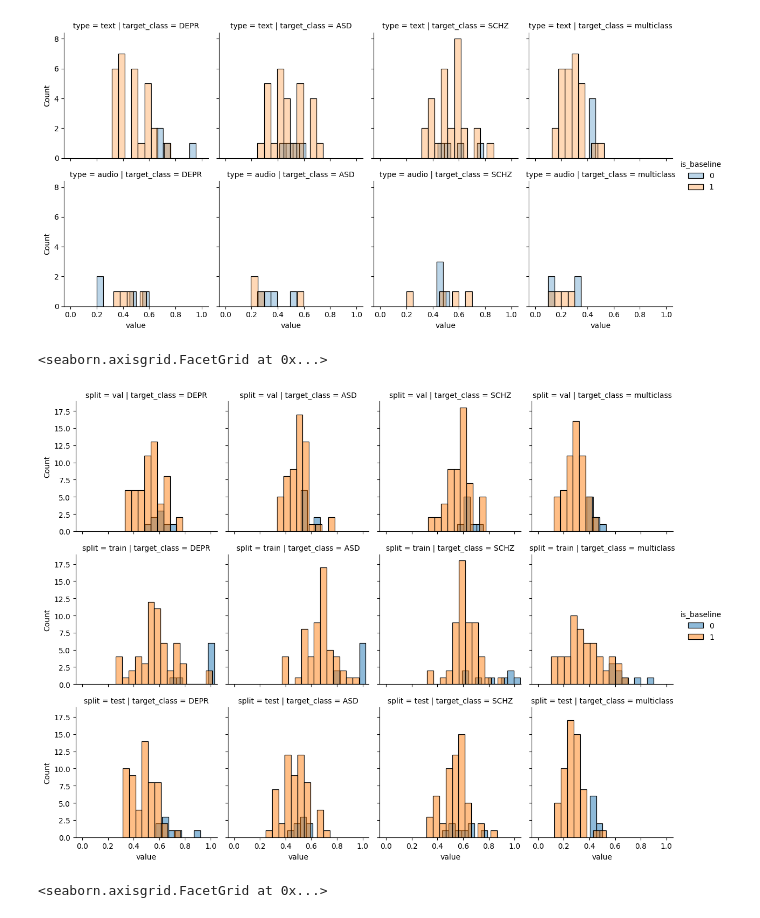
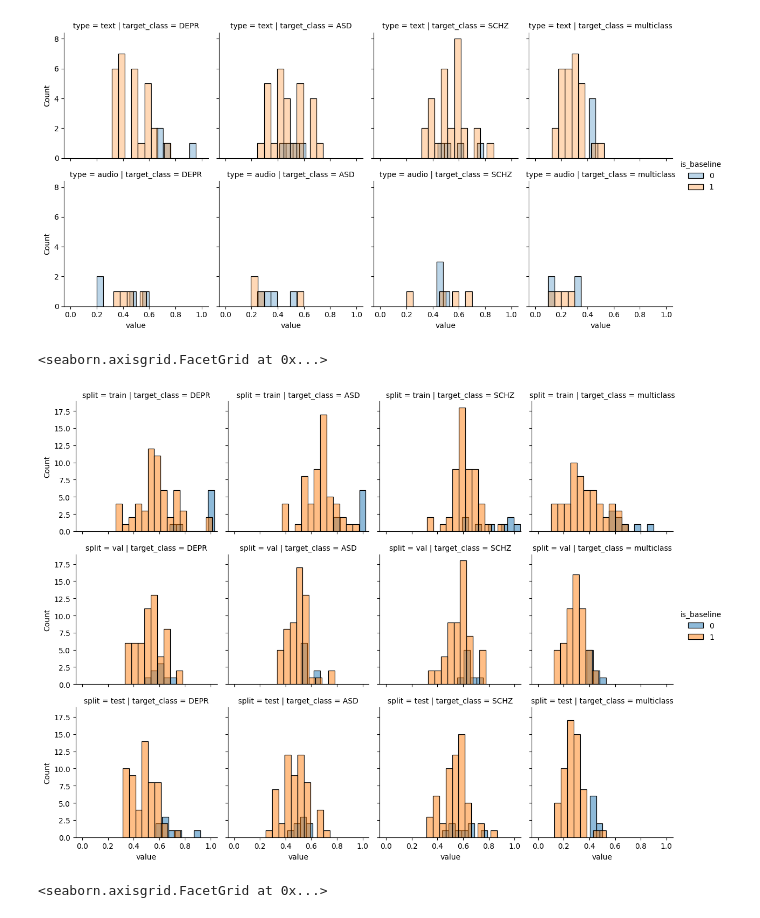
Before and after one commit to HLasse/multidiagnosis-speech, a Jupyter notebook: src/evaluation/plot_results.ipynb, the cells around one changed output. Cells and saved outputs as stored; diff of their text form; code cells hidden in the pictures.

Commit message:
fix: ordering of text split plot

```diff
--- a/src/evaluation/plot_results.ipynb
+++ b/src/evaluation/plot_results.ipynb
@@ -41,12 +41,17 @@ g.add_legend()
 [figure]
 # %%
 ## facet by split too (text only)
-g = sns.FacetGrid(text_df[text_df["score_type"] == "f1_macro"], col="target_class", row="split", hue="is_baseline", xlim=(-0.05, 1.05))
+g = sns.FacetGrid(text_df[text_df["score_type"] == "f1_macro"],
+    col="target_class",
+    row="split",
+    hue="is_baseline",
+    xlim=(-0.05, 1.05),
+    row_order=["train", "val", "test"])
 g.map(sns.histplot, "value", binwidth=0.05, alpha=0.5)
 g.add_legend()
 # %% [output]
 <seaborn.axisgrid.FacetGrid at 0x...>
-[figure, old version]
+[figure, new version]
 # %%
 ## facet by split too (audio only)
 g = sns.FacetGrid(audio_df[audio_df["score_type"] == "f1_macro"], col="target_class", row="split", hue="is_baseline", xlim=(-0.05, 1.05))
```
